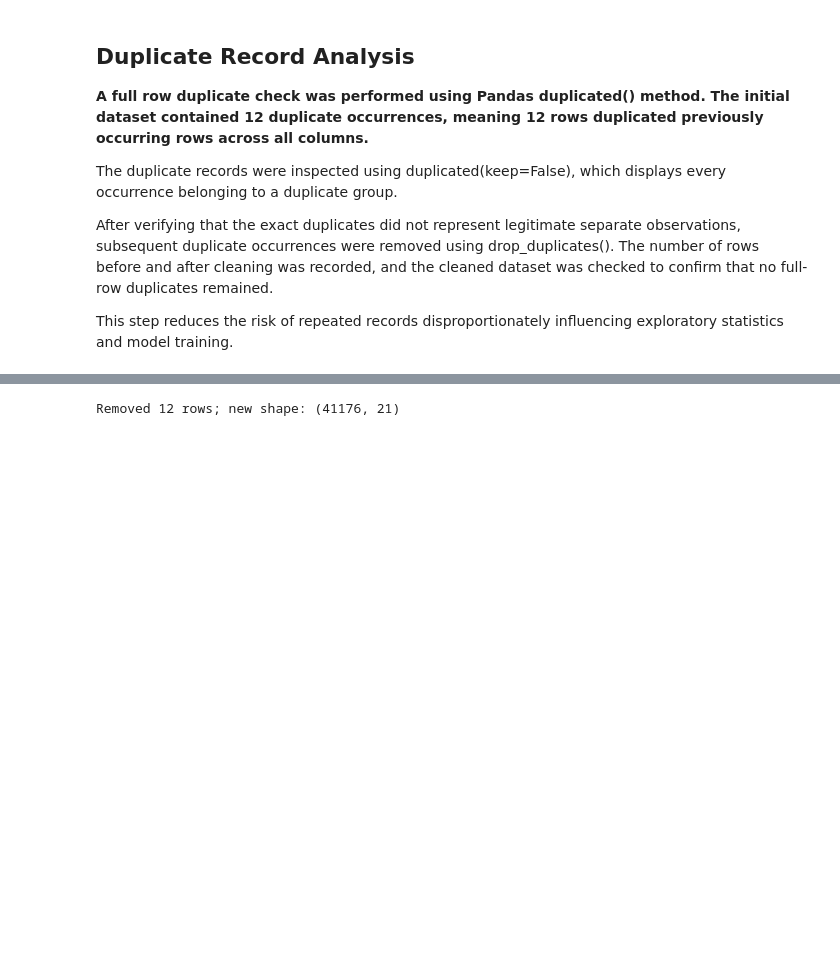
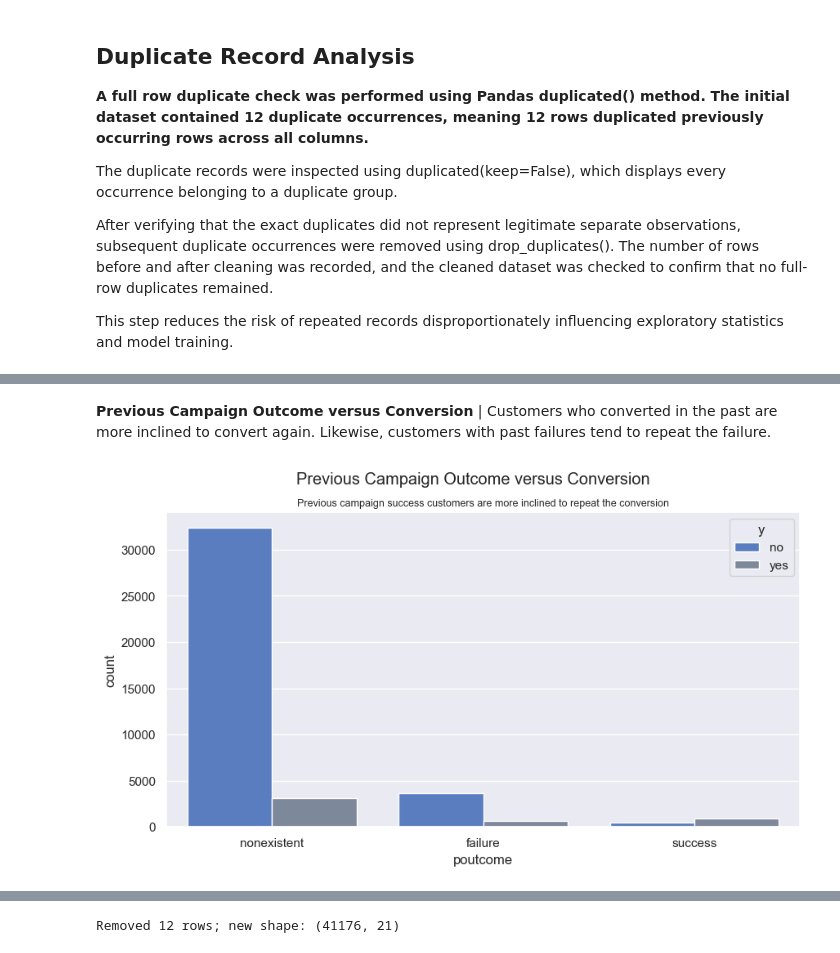
Before and after one commit to anoopungrd/sgh-advanced-analytics-big-data, a Jupyter notebook: semester-1/data-mining/project/code/Bank_Marketing_Notebook.ipynb, the cells around one changed output, grey strips where cells are left out. Saved outputs shown, nothing was run; the diff lists cells and outputs as text; code cells hidden in the pictures; blank space fills up the shorter version.

```diff
--- a/semester-1/data-mining/project/code/Bank_Marketing_Notebook.ipynb
+++ b/semester-1/data-mining/project/code/Bank_Marketing_Notebook.ipynb
@@ -413,0 +491,11 @@ This step reduces the risk of repeated records disproportionately influencing ex
+# %% [markdown]
+**Previous Campaign Outcome versus Conversion** |
+Customers who converted in the past are more inclined to convert again. Likewise, customers with past failures tend to repeat the failure.
+# %%
+# Previous Campaign Outcome versus Conversion
+plt.figure( figsize=(10,5))
+ax = sns.countplot(data=df_csv, x='poutcome', hue='y', palette= ["#4978d0", "#7886a0"], )
+plt.suptitle('Previous Campaign Outcome versus Conversion')
+plt.title('Previous campaign success customers are more inclined to repeat the conversion', size=9);
+# %% [output]
+[figure, added]
```
Also changed, not shown: parts of 17 cells of this notebook.
